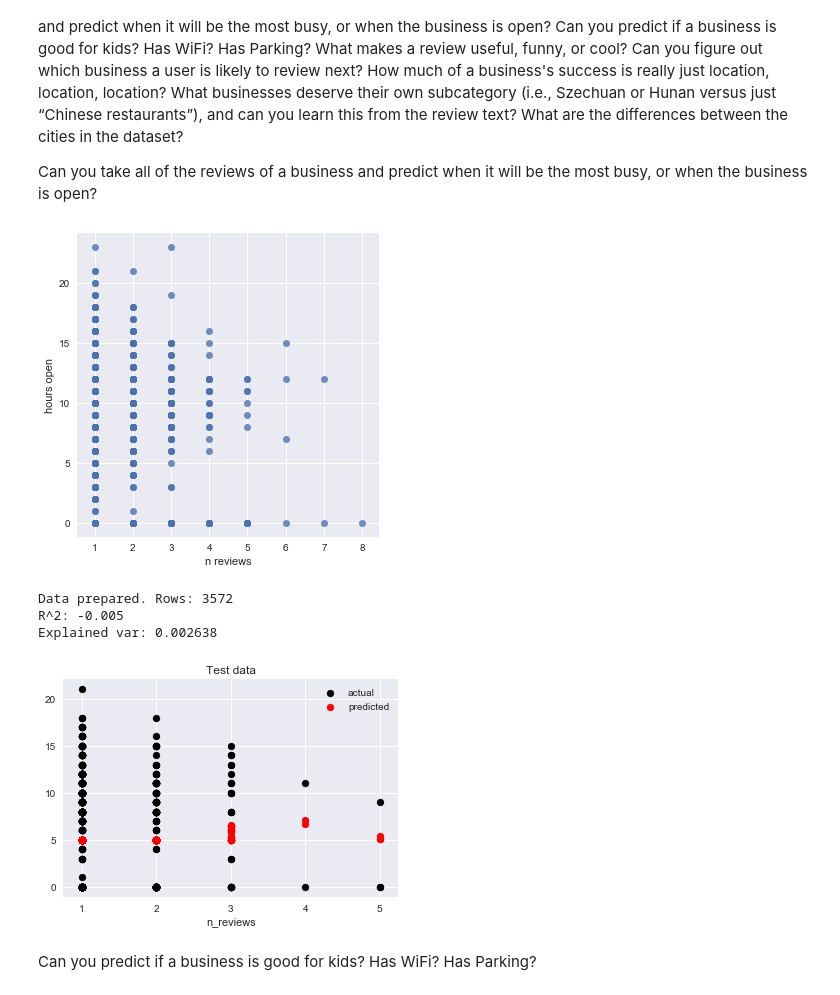
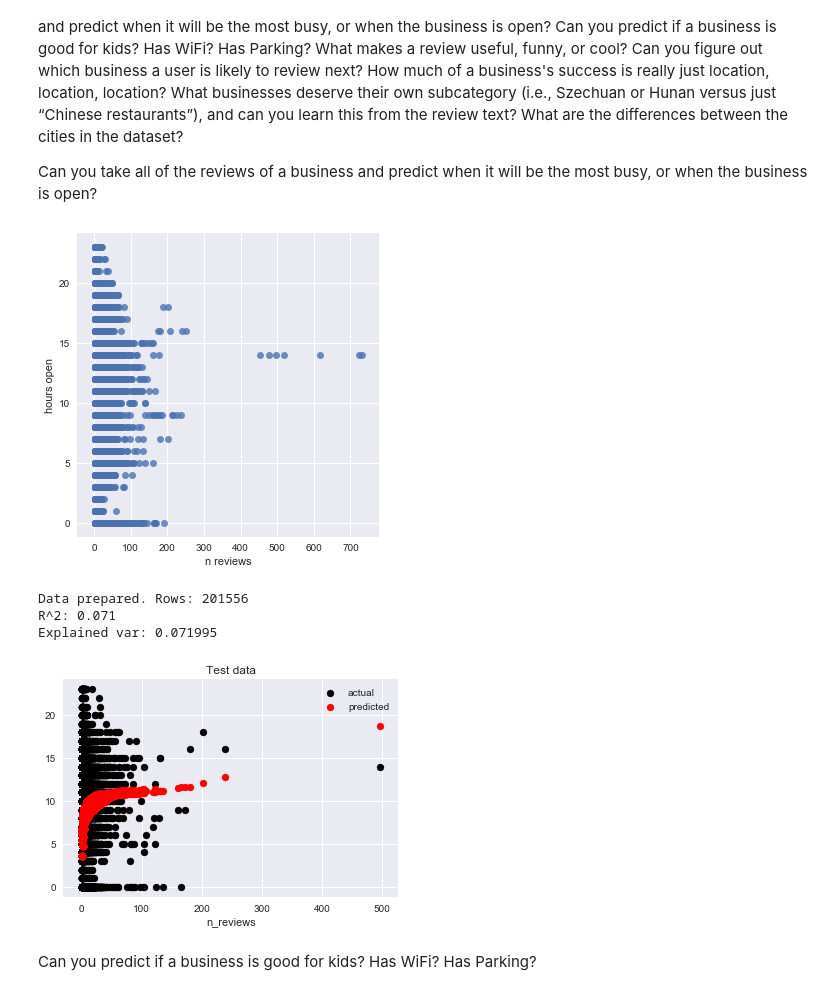
Before and after one commit to fdelia/yelp-challenge, a Jupyter notebook: 1_data_exploration.ipynb, the cells around one changed output. Cells and saved outputs as stored; diff of their text form; code cells hidden in the pictures.

Commit message:
more data

```diff
--- a/1_data_exploration.ipynb
+++ b/1_data_exploration.ipynb
@@ -21,10 +21,9 @@ import os; import json; import fileinput
 st = time()
 fileinput.close() # sometimes fileinput is already active
 
-def load_file(filename, transformer=None):
+def load_file(filename, transformer=None, max_lines = 50000):
     data_dir = "yelp_dataset_challenge_round9"
     filepath = os.path.join(data_dir, filename)
-    max_lines = 50000
 
     data = []
     for line in fileinput.input(filepath):
@@ -57,9 +56,9 @@ def transf_user(d):
     #del d['compliment_writer'] # are there more than one type?
     return d
 
-df_bus = load_file("yelp_academic_dataset_business.json")
+df_bus = load_file("yelp_academic_dataset_business.json", None, 1500000)
 df_checkin = load_file("yelp_academic_dataset_checkin.json", transf_checkin)
-df_review = load_file("yelp_academic_dataset_review.json", transf_review)
+df_review = load_file("yelp_academic_dataset_review.json", transf_review, 1500000)
 df_tip = load_file("yelp_academic_dataset_tip.json")
 df_user = load_file("yelp_academic_dataset_user.json", transf_user)
 
@@ -117,5 +116,15 @@ df_review = df_review.sort_values(['business_id'])
 
 #df_user['friends']
 #df_user['elite']
+
+# Memory optimization
+# Technical stuff, contributes nothing to analysis
+for df in [df_bus, df_checkin, df_review, df_tip, df_user]:
+    conv = df.select_dtypes(include=['int']).apply(pd.to_numeric,downcast='unsigned')
+    df[conv.columns] = conv
+
+# Show memory usage
+#df_bus.info(memory_usage='deep')
+
 print('Done in {} s'.format(time() - st))
 # %% [output]
@@ -274,6 +255,9 @@ def is_open(hours):
     else: return 0
 reviews['open'] = reviews['hours_open'].apply(is_open)
 
+# Only take businesses with reviews
+reviews = reviews[(reviews['n_reviews']>0)]
+
 sns.lmplot('n_reviews', 'hours_open', data=reviews,
            fit_reg=False)
 plt.ylabel('hours open')
@@ -283,7 +267,7 @@ plt.show()
 #reviews.groupby('open').size()
 #reviews.corr()
 # %% [output]
-[figure, old version]
+[figure, new version]
 # %%
 # split data
 X = reviews[['weekday', 'n_reviews']]
@@ -305,41 +289,45 @@ model = Pipeline([
     ('scaler', StandardScaler()),
 #    ('learner', LogisticRegression())
 #    ('classifier', MLPClassifier())
-#    ('regressor', MLPRegressor(alpha=0.01, hidden_layer_sizes=(100, 100)))
-    ('regressor', NuSVR())
+    ('regressor', MLPRegressor(alpha=0.01, hidden_layer_sizes=(100, 100)))
+ #   ('regressor', NuSVR())
 ])
 
 model.fit(X_train, y_train)
 y_pred = model.predict(X_test)
 print("R^2: %1.3f" % r2_score(y_test, y_pred))
 print("Explained var: {:3f}".format(explained_variance_score(y_test, y_pred)))
 if 'classifier' in model.named_steps:
     print(classification_report(y_test, y_pred))
 
 X_res = X_test['n_reviews']
 plt.scatter(X_res, y_test, color='black', label='actual')
 plt.scatter(X_res, y_pred, color='red', label='predicted')
 plt.xlabel('n_reviews')
 plt.legend(); plt.title('Test data')
 plt.show()
 
 if False:
+    st = time()
     from sklearn.model_selection import GridSearchCV
     print('Start cv grid search...')
     params = {
-       # 'regressor__hidden_layer_sizes': [(100,), (100, 100), (100, 50)],
+        'regressor__hidden_layer_sizes': [(100,), (100, 100), (100, 50)],
         'regressor__alpha': [1e-5, 1e-4, 1e-3, 1e-2, 1e-1]
+       # 'regressor__degree': [2, 3, 4],
+       # 'regressor__C': [1e-2, 1e-1, 1, 1e1, 1e2]
     }
 
     grid = GridSearchCV(model, cv=3, n_jobs=-1, param_grid=params)
     grid.fit(X_train, y_train)
 
     print(grid.best_estimator_.named_steps['regressor'])
+    print('Done in {} s'.format(time() - st))
 # %% [output]
-Data prepared. Rows: 3572
-R^2: -0.005
-Explained var: 0.002638
+Data prepared. Rows: 201556
+R^2: 0.071
+Explained var: 0.071995
-[figure, old version]
+[figure, new version]
 # %% [markdown]
 Can you predict if a business is good for kids? Has WiFi? Has Parking?
 # %%
```
Also changed, not shown: parts of 8 cells of this notebook.
